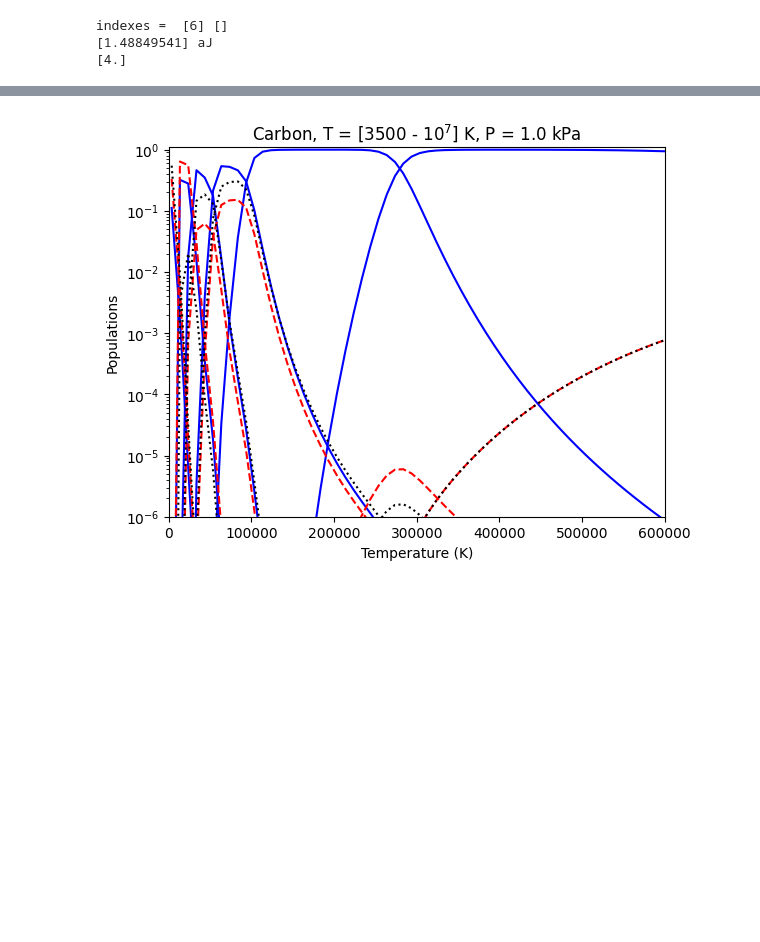
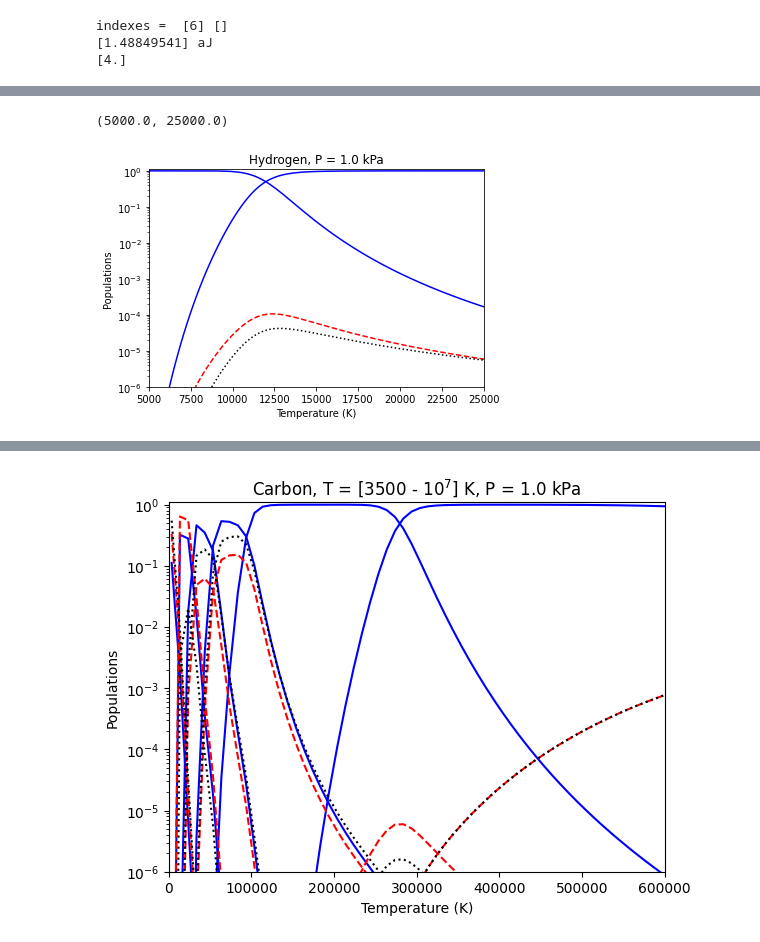
Before and after one commit to Rachelstiansen/AST4310, a Jupyter notebook: project work/project1/project1_student.ipynb, the cells around one changed output, grey strips where cells are left out. Drawn from its saved outputs; the diff is of its cells as text; code cells hidden in the pictures; blank space fills up the shorter version.

```diff
--- a/project work/project1/project1_student.ipynb
+++ b/project work/project1/project1_student.ipynb
@@ -234,0 +237,9 @@ Assuming Saha Boltzmann statistics and electron pressure of 1 kPa, the carbon is
+# %%
+temperatures = np.linspace(5000, 100000, 500) * units.K
+pressure = 1 * units.kPa
+h_atom.plot_payne(temperatures, pressure)
+plt.title(f'Hydrogen, P = {pressure}');
+plt.xlim(5000, 25000) # zoom into area of interest
+# %% [output]
+(5000.0, 25000.0)
+[figure, added]
```
Also changed, not shown: parts of 4 cells of this notebook.
